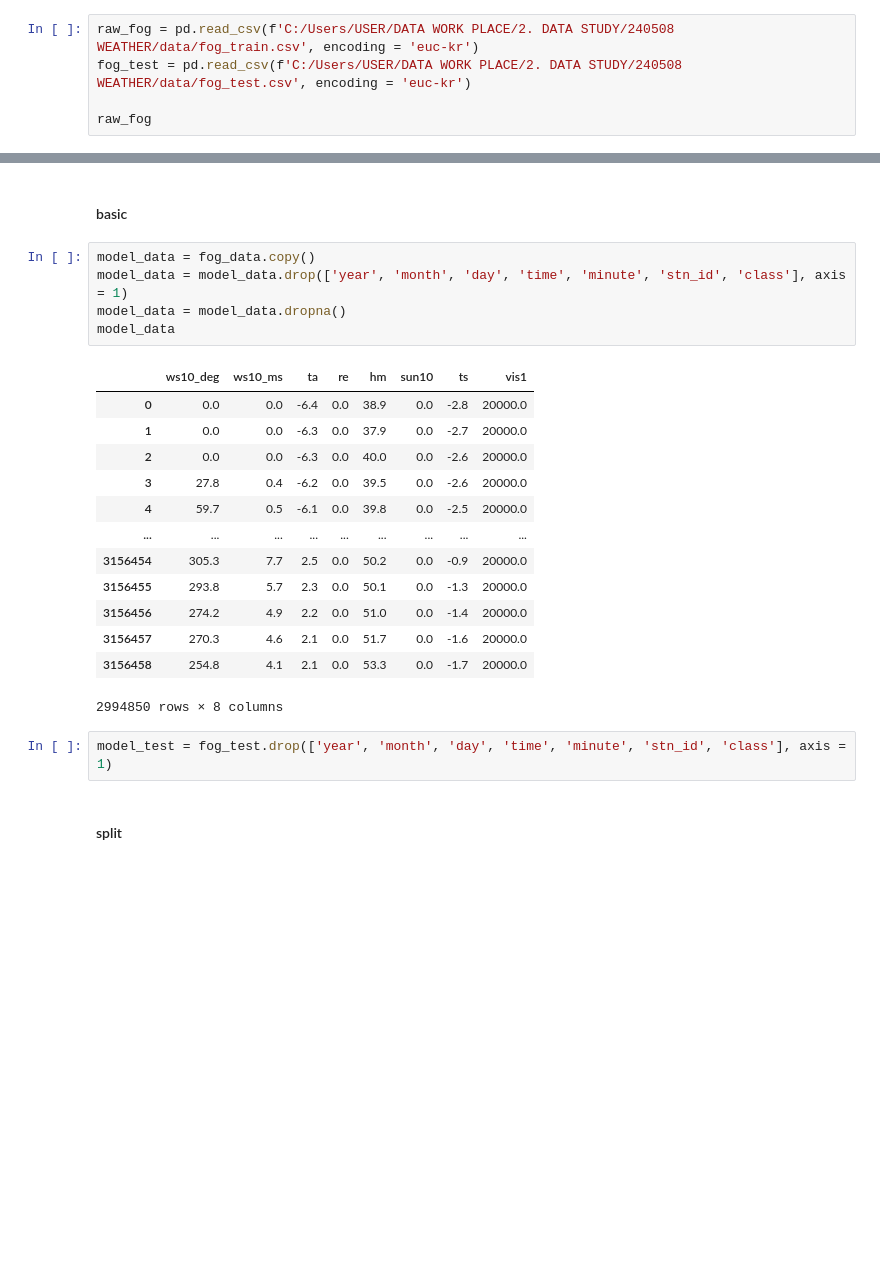
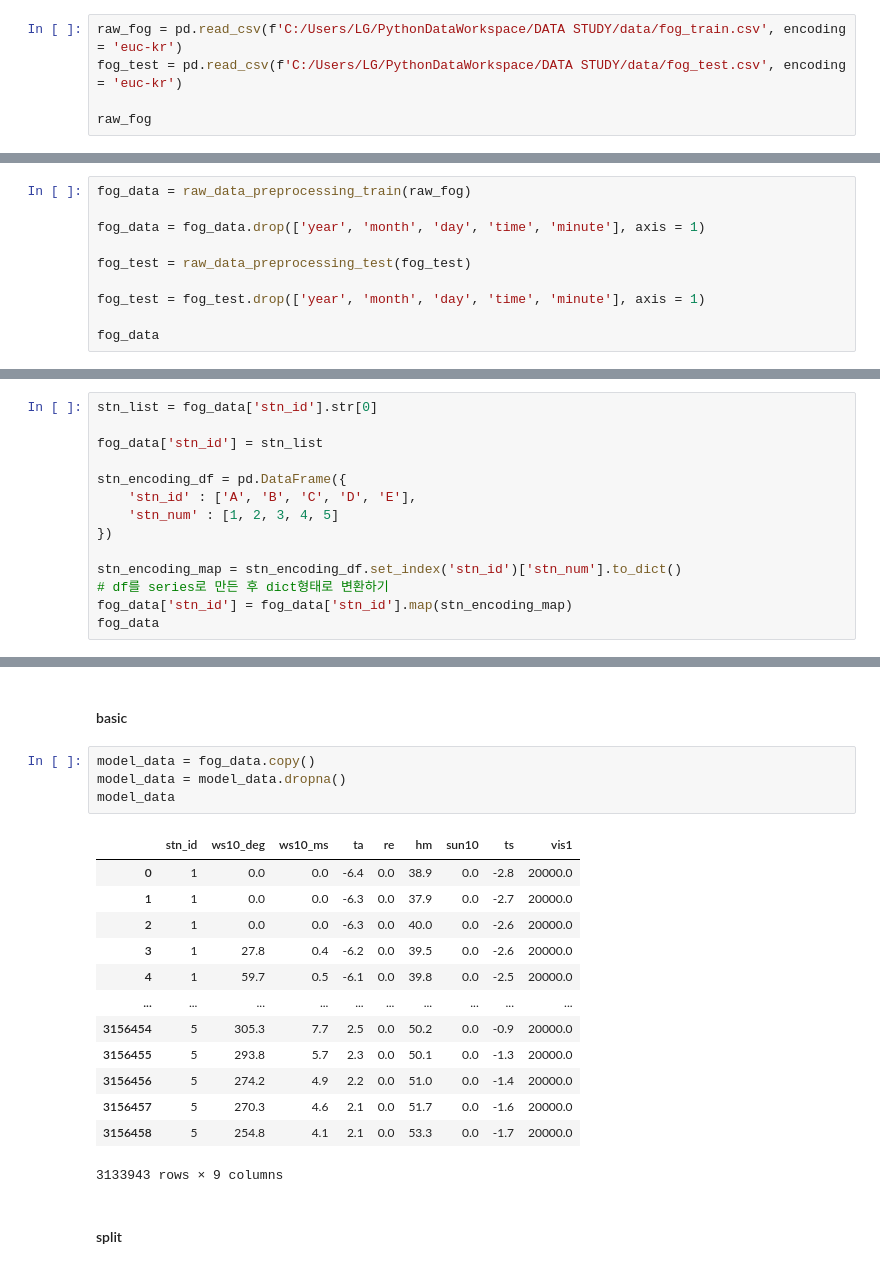
Before and after one commit to benidjor/weather-contest, a Jupyter notebook: fog_model.ipynb, the cells around one changed output, grey strips where cells are left out. Drawn from its saved outputs; the diff is of its cells as text; blank space fills up the shorter version.

```diff
--- a/fog_model.ipynb
+++ b/fog_model.ipynb
@@ -21,8 +22,8 @@ plt.rcParams['axes.unicode_minus'] = False
 # %% [markdown]
 ## DATASET
 # %%
-raw_fog = pd.read_csv(f'C:/Users/USER/DATA WORK PLACE/2. DATA STUDY/240508 WEATHER/data/fog_train.csv', encoding = 'euc-kr')
-fog_test = pd.read_csv(f'C:/Users/USER/DATA WORK PLACE/2. DATA STUDY/240508 WEATHER/data/fog_test.csv', encoding = 'euc-kr')
+raw_fog = pd.read_csv(f'C:/Users/LG/PythonDataWorkspace/DATA STUDY/data/fog_train.csv', encoding = 'euc-kr')
+fog_test = pd.read_csv(f'C:/Users/LG/PythonDataWorkspace/DATA STUDY/data/fog_test.csv', encoding = 'euc-kr')
 
 raw_fog
 # %% [output]
@@ -90,0 +89,10 @@ fog_data
+# %%
+fog_data = raw_data_preprocessing_train(raw_fog)
+
+fog_data = fog_data.drop(['year', 'month', 'day', 'time', 'minute'], axis = 1)
+
+fog_test = raw_data_preprocessing_test(fog_test)
+
+fog_test = fog_test.drop(['year', 'month', 'day', 'time', 'minute'], axis = 1)
+
+fog_data
@@ -90,0 +113,14 @@ fog_data
+# %%
+stn_list = fog_data['stn_id'].str[0]
+
+fog_data['stn_id'] = stn_list
+
+stn_encoding_df = pd.DataFrame({
+    'stn_id' : ['A', 'B', 'C', 'D', 'E'],
+    'stn_num' : [1, 2, 3, 4, 5]
+})
+
+stn_encoding_map = stn_encoding_df.set_index('stn_id')['stn_num'].to_dict()
+# df를 series로 만든 후 dict형태로 변환하기
+fog_data['stn_id'] = fog_data['stn_id'].map(stn_encoding_map)
+fog_data
@@ -105,24 +157,21 @@ from sklearn.metrics import *
 #### basic
 # %%
 model_data = fog_data.copy()
-model_data = model_data.drop(['year', 'month', 'day', 'time', 'minute', 'stn_id', 'class'], axis = 1)
 model_data = model_data.dropna()
 model_data
 # %% [output]
-|  | ws10_deg | ws10_ms | ta | re | hm | sun10 | ts | vis1 |
-| 0 | 0.0 | 0.0 | -6.4 | 0.0 | 38.9 | 0.0 | -2.8 | 20000.0 |
-| 1 | 0.0 | 0.0 | -6.3 | 0.0 | 37.9 | 0.0 | -2.7 | 20000.0 |
-| 2 | 0.0 | 0.0 | -6.3 | 0.0 | 40.0 | 0.0 | -2.6 | 20000.0 |
-| 3 | 27.8 | 0.4 | -6.2 | 0.0 | 39.5 | 0.0 | -2.6 | 20000.0 |
-| 4 | 59.7 | 0.5 | -6.1 | 0.0 | 39.8 | 0.0 | -2.5 | 20000.0 |
-| ... | ... | ... | ... | ... | ... | ... | ... | ... |
-| 3156454 | 305.3 | 7.7 | 2.5 | 0.0 | 50.2 | 0.0 | -0.9 | 20000.0 |
-| 3156455 | 293.8 | 5.7 | 2.3 | 0.0 | 50.1 | 0.0 | -1.3 | 20000.0 |
-| 3156456 | 274.2 | 4.9 | 2.2 | 0.0 | 51.0 | 0.0 | -1.4 | 20000.0 |
-| 3156457 | 270.3 | 4.6 | 2.1 | 0.0 | 51.7 | 0.0 | -1.6 | 20000.0 |
-| 3156458 | 254.8 | 4.1 | 2.1 | 0.0 | 53.3 | 0.0 | -1.7 | 20000.0 |
+|  | stn_id | ws10_deg | ws10_ms | ta | re | hm | sun10 | ts | vis1 |
+| 0 | 1 | 0.0 | 0.0 | -6.4 | 0.0 | 38.9 | 0.0 | -2.8 | 20000.0 |
+| 1 | 1 | 0.0 | 0.0 | -6.3 | 0.0 | 37.9 | 0.0 | -2.7 | 20000.0 |
+| 2 | 1 | 0.0 | 0.0 | -6.3 | 0.0 | 40.0 | 0.0 | -2.6 | 20000.0 |
+| 3 | 1 | 27.8 | 0.4 | -6.2 | 0.0 | 39.5 | 0.0 | -2.6 | 20000.0 |
+| 4 | 1 | 59.7 | 0.5 | -6.1 | 0.0 | 39.8 | 0.0 | -2.5 | 20000.0 |
+| ... | ... | ... | ... | ... | ... | ... | ... | ... | ... |
+| 3156454 | 5 | 305.3 | 7.7 | 2.5 | 0.0 | 50.2 | 0.0 | -0.9 | 20000.0 |
+| 3156455 | 5 | 293.8 | 5.7 | 2.3 | 0.0 | 50.1 | 0.0 | -1.3 | 20000.0 |
+| 3156456 | 5 | 274.2 | 4.9 | 2.2 | 0.0 | 51.0 | 0.0 | -1.4 | 20000.0 |
+| 3156457 | 5 | 270.3 | 4.6 | 2.1 | 0.0 | 51.7 | 0.0 | -1.6 | 20000.0 |
+| 3156458 | 5 | 254.8 | 4.1 | 2.1 | 0.0 | 53.3 | 0.0 | -1.7 | 20000.0 |
-2994850 rows × 8 columns
+3133943 rows × 9 columns
-# %%
-model_test = fog_test.drop(['year', 'month', 'day', 'time', 'minute', 'stn_id', 'class'], axis = 1)
 # %% [markdown]
 #### split
```
Also changed, not shown: parts of 49 cells of this notebook, 5 other files.
